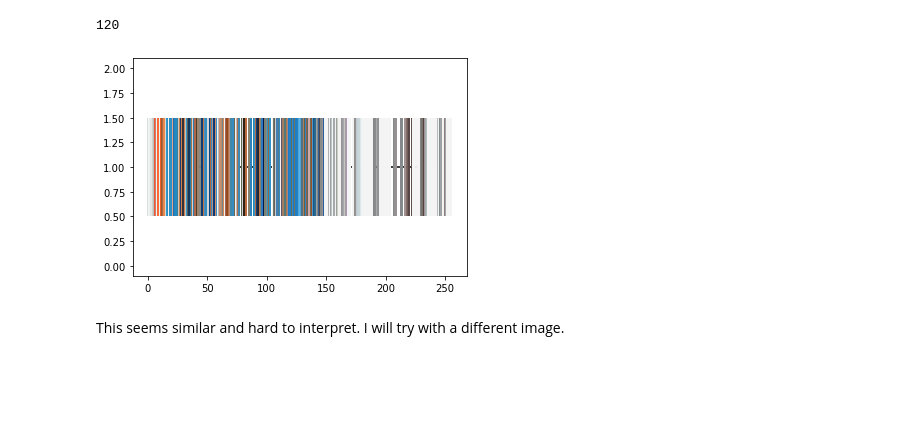
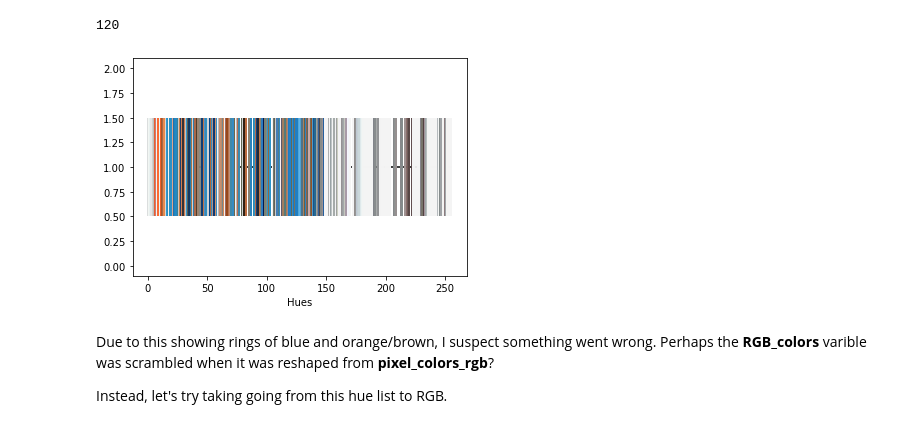
Before and after one commit to Windblown-Marionette/photo-palette, a Jupyter notebook: photo-palette.ipynb, the cells around one changed output. Cells and saved outputs as stored; diff of their text form; code cells hidden in the pictures; blank space fills up the shorter version.

```diff
--- a/photo-palette.ipynb
+++ b/photo-palette.ipynb
@@ -252,15 +251,18 @@ This list has the type <class 'list'>
 # %%
 plt.figure()
 hues = [image_hue_list_unsorted]
 plt.hlines(1,1,256)  # Draw a horizontal line
 point_colors = [image_RGB_tuples]  # Requires RGB color format
 plt.eventplot(hues, orientation='horizontal', colors = point_colors, alpha = 1)
 plt.axis('on')
+plt.xlabel('Hues')
 plt.show()
 
 # note: hues and point_colors need to be a list contained within another list
 # learned through guess & check.
 # %% [output]
-[figure, old version]
+[figure, new version]
-# %% [markdown]
-This seems similar and hard to interpret. I will try with a different image.
+# %% [markdown]
+Due to this showing rings of blue and orange/brown, I suspect something went wrong. Perhaps the **RGB_colors** varible was scrambled when it was reshaped from **pixel_colors_rgb**?
+
+Instead, let's try taking going from this hue list to RGB.
```
Also changed, not shown: parts of 15 cells of this notebook.
